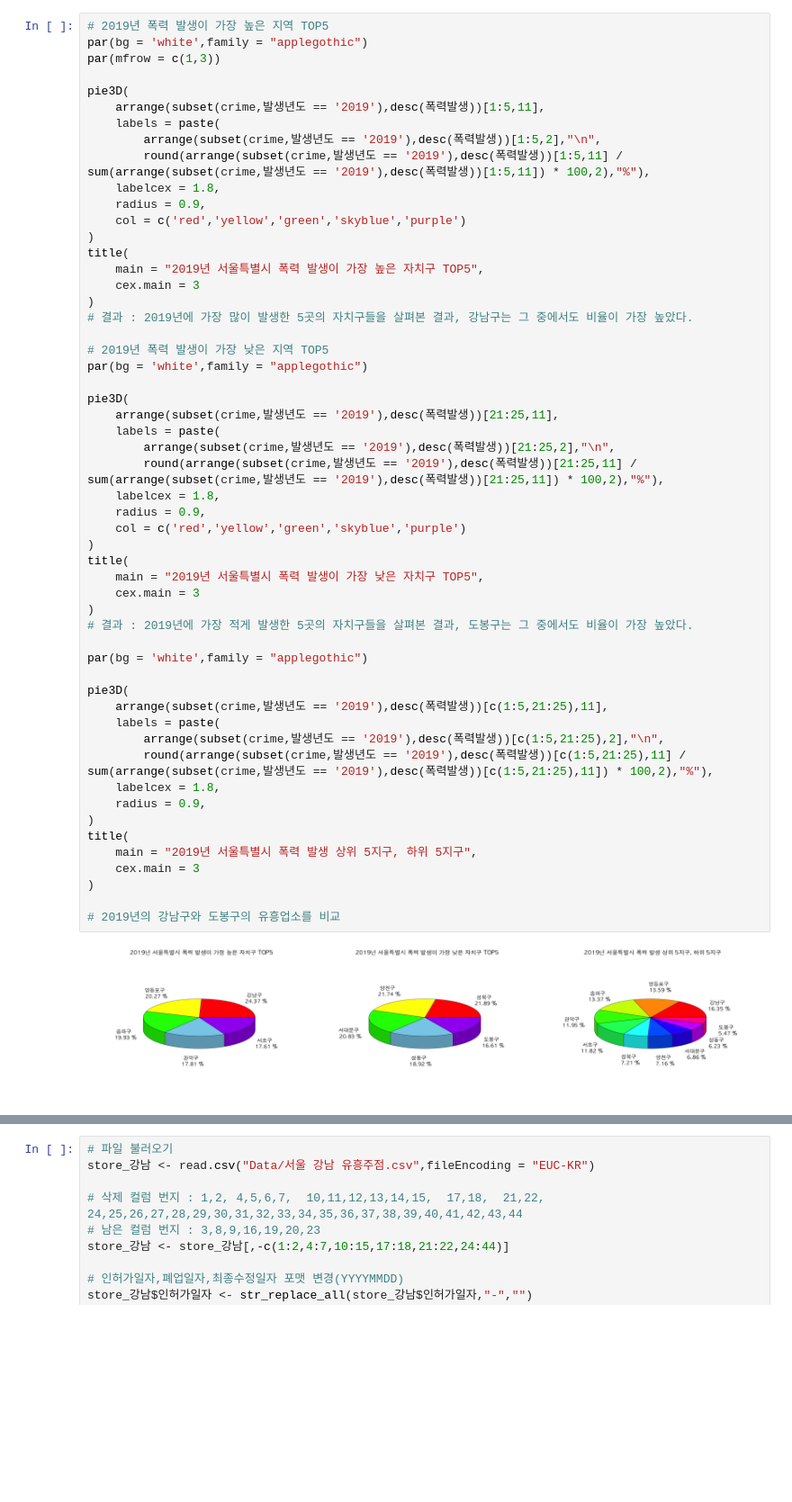
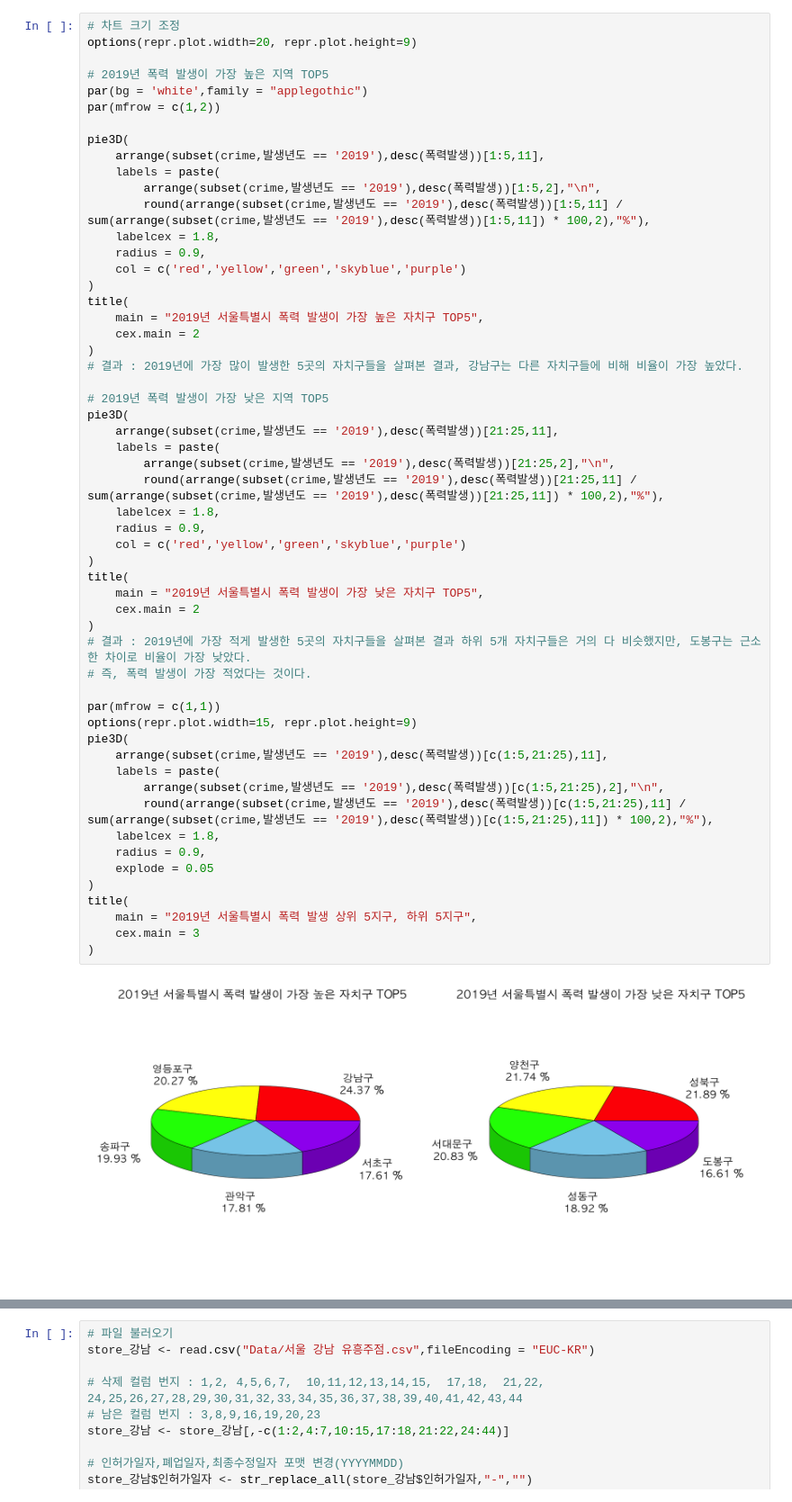
Before and after one commit to lcy0512/R, a Jupyter notebook: R/범죄 현황 분석.ipynb, the cells around one changed output, grey strips where cells are left out. Shown at 90% size. Drawn from its saved outputs; the diff is of its cells as text; blank space fills up the shorter version.

```diff
--- a/R/범죄 현황 분석.ipynb
+++ b/R/범죄 현황 분석.ipynb
@@ -126,7 +122,10 @@ options(repr.plot.width=40, repr.plot.height=9)
 # %%
+# 차트 크기 조정
+options(repr.plot.width=20, repr.plot.height=9)
+
 # 2019년 폭력 발생이 가장 높은 지역 TOP5
 par(bg = 'white',family = "applegothic")
-par(mfrow = c(1,3))
+par(mfrow = c(1,2))
 
 pie3D(
     arrange(subset(crime,발생년도 == '2019'),desc(폭력발생))[1:5,11],
@@ -139,43 +138,41 @@ pie3D(
 )
 title(
     main = "2019년 서울특별시 폭력 발생이 가장 높은 자치구 TOP5",
-    cex.main = 3
+    cex.main = 2
 )
-# 결과 : 2019년에 가장 많이 발생한 5곳의 자치구들을 살펴본 결과, 강남구는 그 중에서도 비율이 가장 높았다.
+# 결과 : 2019년에 가장 많이 발생한 5곳의 자치구들을 살펴본 결과, 강남구는 다른 자치구들에 비해 비율이 가장 높았다.
 
 # 2019년 폭력 발생이 가장 낮은 지역 TOP5
-par(bg = 'white',family = "applegothic")
-
 pie3D(
     arrange(subset(crime,발생년도 == '2019'),desc(폭력발생))[21:25,11],
     labels = paste(
         arrange(subset(crime,발생년도 == '2019'),desc(폭력발생))[21:25,2],"\n",
         round(arrange(subset(crime,발생년도 == '2019'),desc(폭력발생))[21:25,11] / sum(arrange(subset(crime,발생년도 == '2019'),desc(폭력발생))[21:25,11]) * 100,2),"%"),
     labelcex = 1.8,
     radius = 0.9,
     col = c('red','yellow','green','skyblue','purple')
 )
 title(
     main = "2019년 서울특별시 폭력 발생이 가장 낮은 자치구 TOP5",
-    cex.main = 3
+    cex.main = 2
 )
-# 결과 : 2019년에 가장 적게 발생한 5곳의 자치구들을 살펴본 결과, 도봉구는 그 중에서도 비율이 가장 높았다.
+# 결과 : 2019년에 가장 적게 발생한 5곳의 자치구들을 살펴본 결과 하위 5개 자치구들은 거의 다 비슷했지만, 도봉구는 근소한 차이로 비율이 가장 낮았다.
+# 즉, 폭력 발생이 가장 적었다는 것이다.
 
-par(bg = 'white',family = "applegothic")
-
+par(mfrow = c(1,1))
+options(repr.plot.width=15, repr.plot.height=9)
 pie3D(
     arrange(subset(crime,발생년도 == '2019'),desc(폭력발생))[c(1:5,21:25),11],
     labels = paste(
         arrange(subset(crime,발생년도 == '2019'),desc(폭력발생))[c(1:5,21:25),2],"\n",
         round(arrange(subset(crime,발생년도 == '2019'),desc(폭력발생))[c(1:5,21:25),11] / sum(arrange(subset(crime,발생년도 == '2019'),desc(폭력발생))[c(1:5,21:25),11]) * 100,2),"%"),
     labelcex = 1.8,
     radius = 0.9,
+    explode = 0.05
 )
 title(
     main = "2019년 서울특별시 폭력 발생 상위 5지구, 하위 5지구",
     cex.main = 3
 )
-
-# 2019년의 강남구와 도봉구의 유흥업소를 비교
 # %% [output]
-[figure, old version]
+[figure, new version]
```
Also changed, not shown: parts of 36 cells of this notebook, 9 other files.
